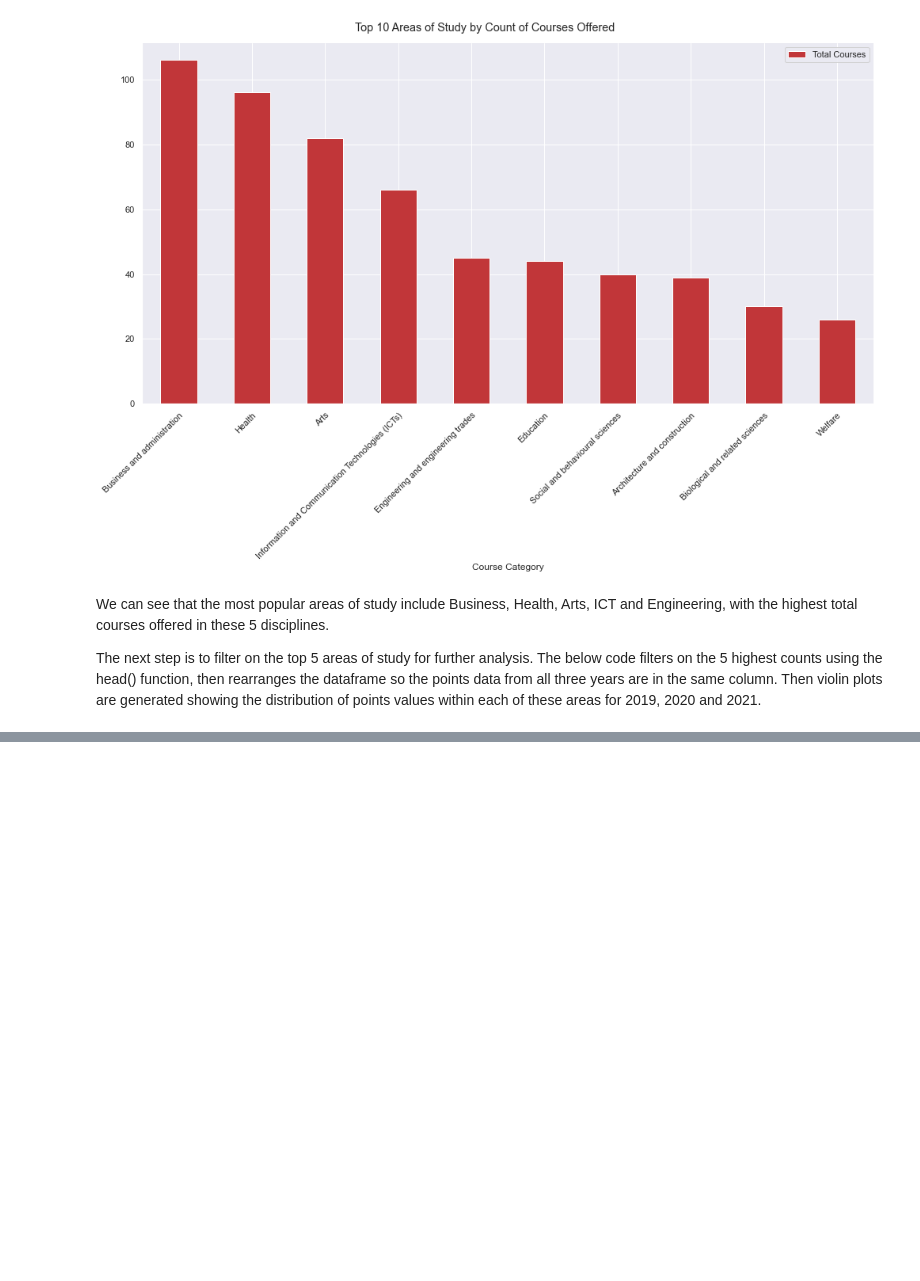
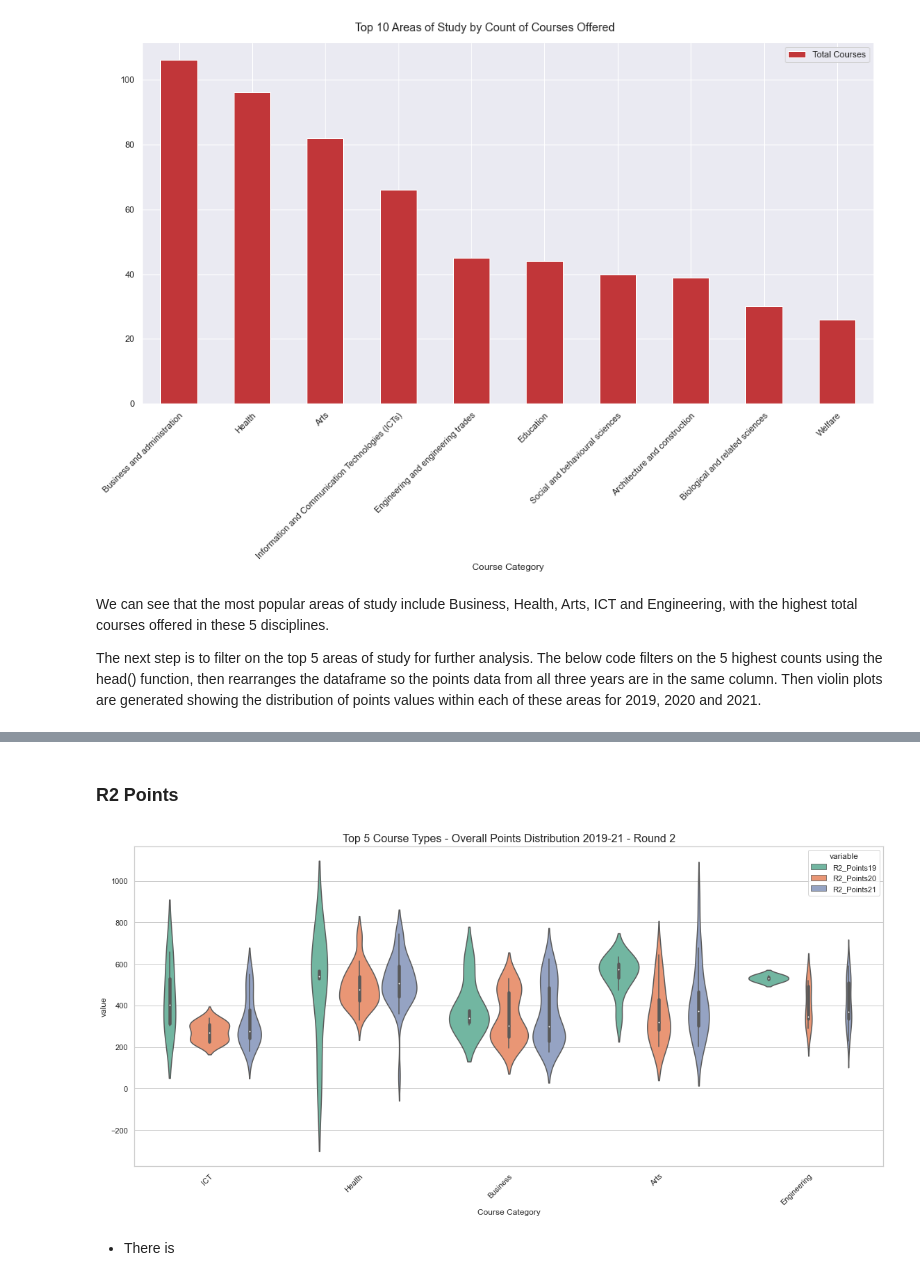
Before and after one commit to katemcg93/Fundamentals-of-Data-Analysis-21-Assessment, a Jupyter notebook: cao.ipynb, the cells around one changed output, grey strips where cells are left out. Cells and saved outputs as stored; diff of their text form; code cells hidden in the pictures; blank space fills up the shorter version.

```diff
--- a/cao.ipynb
+++ b/cao.ipynb
@@ -653,0 +668,19 @@ plt.close()
+# %% [markdown]
+### R2 Points
+# %%
+fig, ax = plt.subplots()
+
+#Same code as previous plot, changing columns to Round 2 to compare the distributions
+top_5_melt = top_5_df.melt(id_vars = ["Course Category"], value_vars= ["R2_Points19", "R2_Points20", "R2_Points21"])
+sns.violinplot(data = top_5_melt, y = "value", x = "Course Category", hue = "variable", palette = "Set2")
+xlabels =["ICT", "Health", "Business", "Arts", "Engineering"]
+ax.set_xticklabels(xlabels, rotation=45, ha='right', rotation_mode='anchor')
+plt.title("Top 5 Course Types - Overall Points Distribution 2019-21 - Round 2", fontsize = 16)
+
+plt.tight_layout()
+plt.show()
+plt.close()
+# %% [output]
+[figure, added]
+# %% [markdown]
+- There is
```
Also changed, not shown: parts of 4 cells of this notebook.
